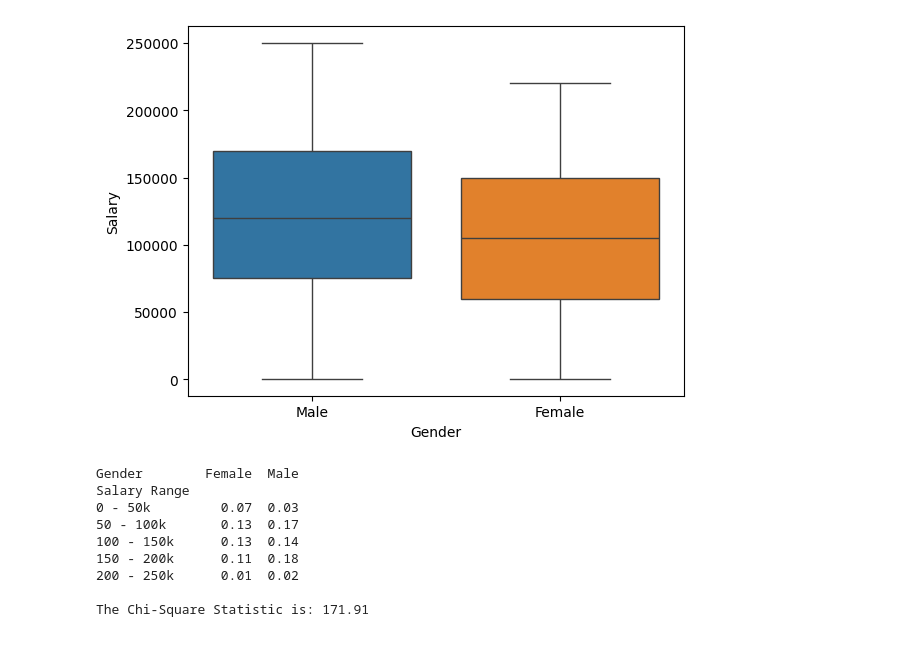
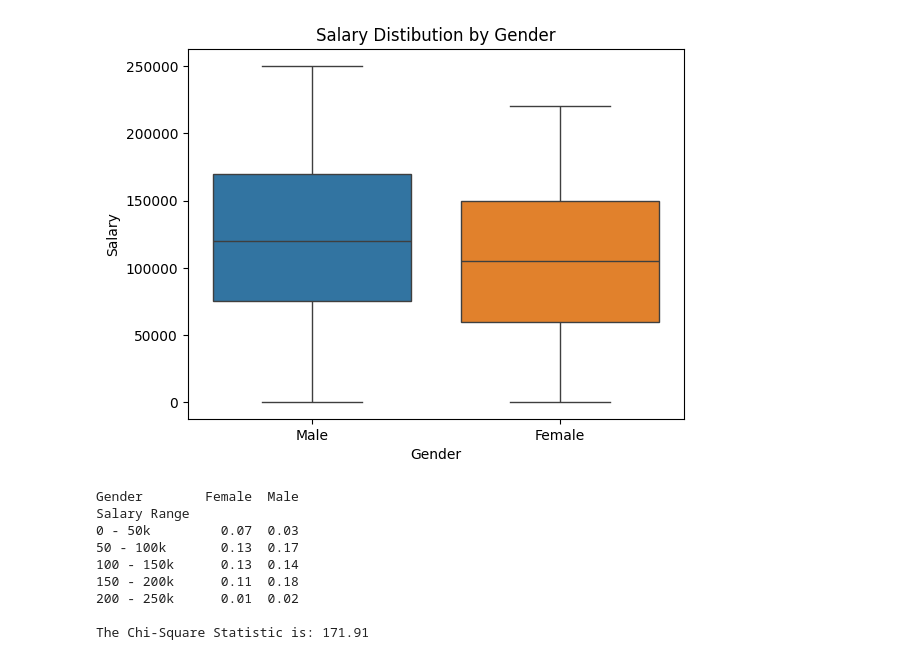
Before and after one commit to Bmcunningham4/CA_Data_Science_P2, a Jupyter notebook: data_visualisations.ipynb, the cells around one changed output. Saved outputs shown, nothing was run; the diff lists cells and outputs as text; code cells hidden in the pictures.

Commit message:
Finalised tidy data pre Analysis

```diff
--- a/data_visualisations.ipynb
+++ b/data_visualisations.ipynb
@@ -5,11 +5,9 @@ import matplotlib.pyplot as plt
 import re
 from scipy.stats import chi2_contingency
 
-salary_df = pd.read_csv("Salary.csv")
+salary_df = pd.read_csv("Data_Exploration/Salary.csv")
 male_df = salary_df[salary_df.Gender == "Male"]
 female_df = salary_df[salary_df.Gender == "Female"]
-
-#todo: Don't forget to add titles to all and markdowns in between each category!
 # %%
 
 #* Functions
@@ -143,26 +139,26 @@ female_10_19_years_mean = round(female_df[(female_df["Years of Experience"] > 9)
 female_20_plus_years_mean = round(female_df[(female_df["Years of Experience"] > 19) & (female_df["Years of Experience"] < 100)].Salary.mean(), 2)
 # %%
 
-#* Showing Plots (Make sure I come back and put mark downs in between all of these!)
 #! Basic Data
 sns.boxplot(data = salary_df, x = "Gender", y = "Salary", hue = "Gender")
+plt.title("Salary Distibution by Gender")
 plt.show()
 plt.close()
 
 #! Contingency Table making!
 salary_df["Salary Range"] = salary_df["Salary"].apply(salary_range_funct)
 salary_order = ['0 - 50k', '50 - 100k', '100 - 150k', '150 - 200k', '200 - 250k']
 
 contingency_table = pd.crosstab(salary_df["Salary Range"], salary_df.Gender).reindex(salary_order)
 contingency_freq_table = round(pd.crosstab(salary_df["Salary Range"], salary_df.Gender) / len(salary_df), 2).reindex(salary_order)
 
 print(contingency_freq_table, '\n')
 
 # Chi-square test
 chi2, p, dof, expected = chi2_contingency(contingency_table)
 print(f"The Chi-Square Statistic is: {round(chi2, 2)}")
 # %% [output]
-[figure, old version]
+[figure, new version]
 Gender        Female  Male
 Salary Range
 0 - 50k         0.07  0.03
```
Also changed, not shown: parts of 8 cells of this notebook, 17 other files.
